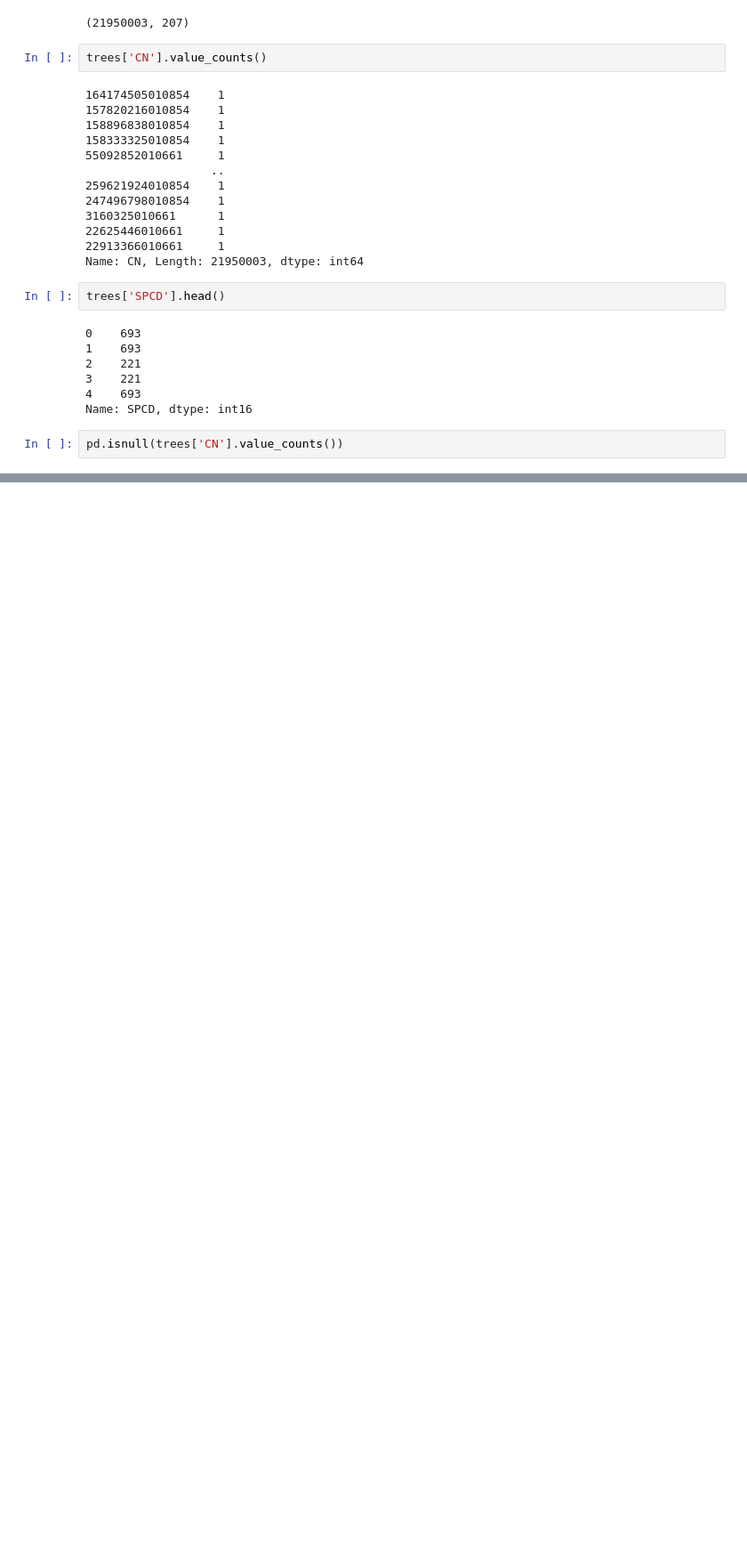
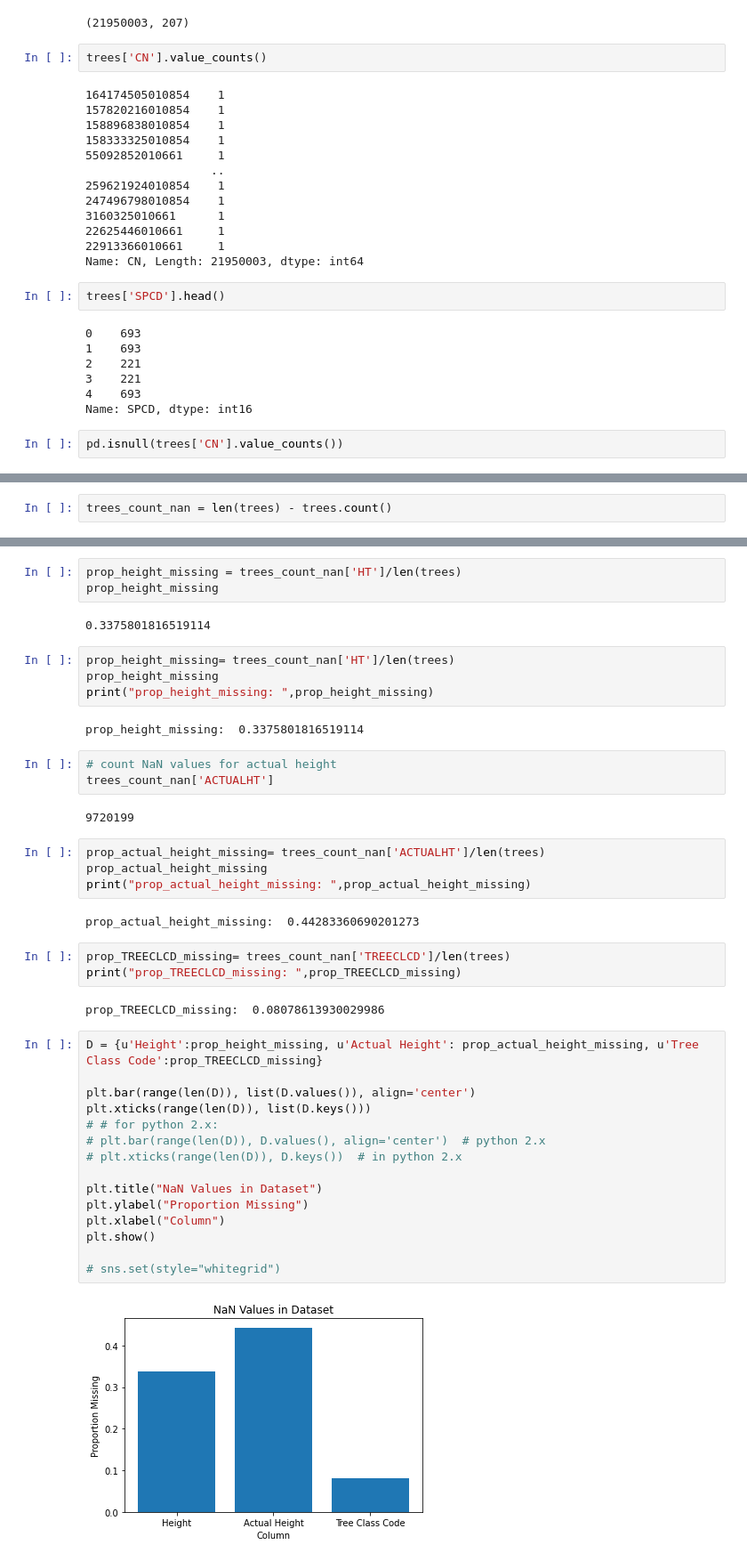
Before and after one commit to yeungjosh/AITP2020-DS-Challenge, a Jupyter notebook: code/data science trees.ipynb, the cells around one changed output, grey strips where cells are left out. Shown: that part at 89% size. Drawn from its saved outputs; the diff is of its cells as text; blank space fills up the shorter version.

Commit message:
nan values

```diff
--- a/code/data science trees.ipynb
+++ b/code/data science trees.ipynb
@@ -113,0 +137,2 @@ pd.isnull(trees['CN'].value_counts())
+# %%
+trees_count_nan = len(trees) - trees.count()
@@ -113,0 +164,44 @@ pd.isnull(trees['CN'].value_counts())
+# %%
+prop_height_missing = trees_count_nan['HT']/len(trees)
+prop_height_missing
+# %% [output]
+0.3375801816519114
+# %%
+prop_height_missing= trees_count_nan['HT']/len(trees)
+prop_height_missing
+print("prop_height_missing: ",prop_height_missing)
+# %% [output]
+prop_height_missing:  0.3375801816519114
+# %%
+# count NaN values for actual height
+trees_count_nan['ACTUALHT']
+# %% [output]
+9720199
+# %%
+prop_actual_height_missing= trees_count_nan['ACTUALHT']/len(trees)
+prop_actual_height_missing
+print("prop_actual_height_missing: ",prop_actual_height_missing)
+# %% [output]
+prop_actual_height_missing:  0.44283360690201273
+# %%
+prop_TREECLCD_missing= trees_count_nan['TREECLCD']/len(trees)
+print("prop_TREECLCD_missing: ",prop_TREECLCD_missing)
+# %% [output]
+prop_TREECLCD_missing:  0.08078613930029986
+# %%
+D = {u'Height':prop_height_missing, u'Actual Height': prop_actual_height_missing, u'Tree Class Code':prop_TREECLCD_missing}
+
+plt.bar(range(len(D)), list(D.values()), align='center')
+plt.xticks(range(len(D)), list(D.keys()))
+# # for python 2.x:
+# plt.bar(range(len(D)), D.values(), align='center')  # python 2.x
+# plt.xticks(range(len(D)), D.keys())  # in python 2.x
+
+plt.title("NaN Values in Dataset")
+plt.ylabel("Proportion Missing")
+plt.xlabel("Column")
+plt.show()
+
+# sns.set(style="whitegrid")
+# %% [output]
+[figure, added]
```
Also changed, not shown: parts of 11 cells of this notebook.
